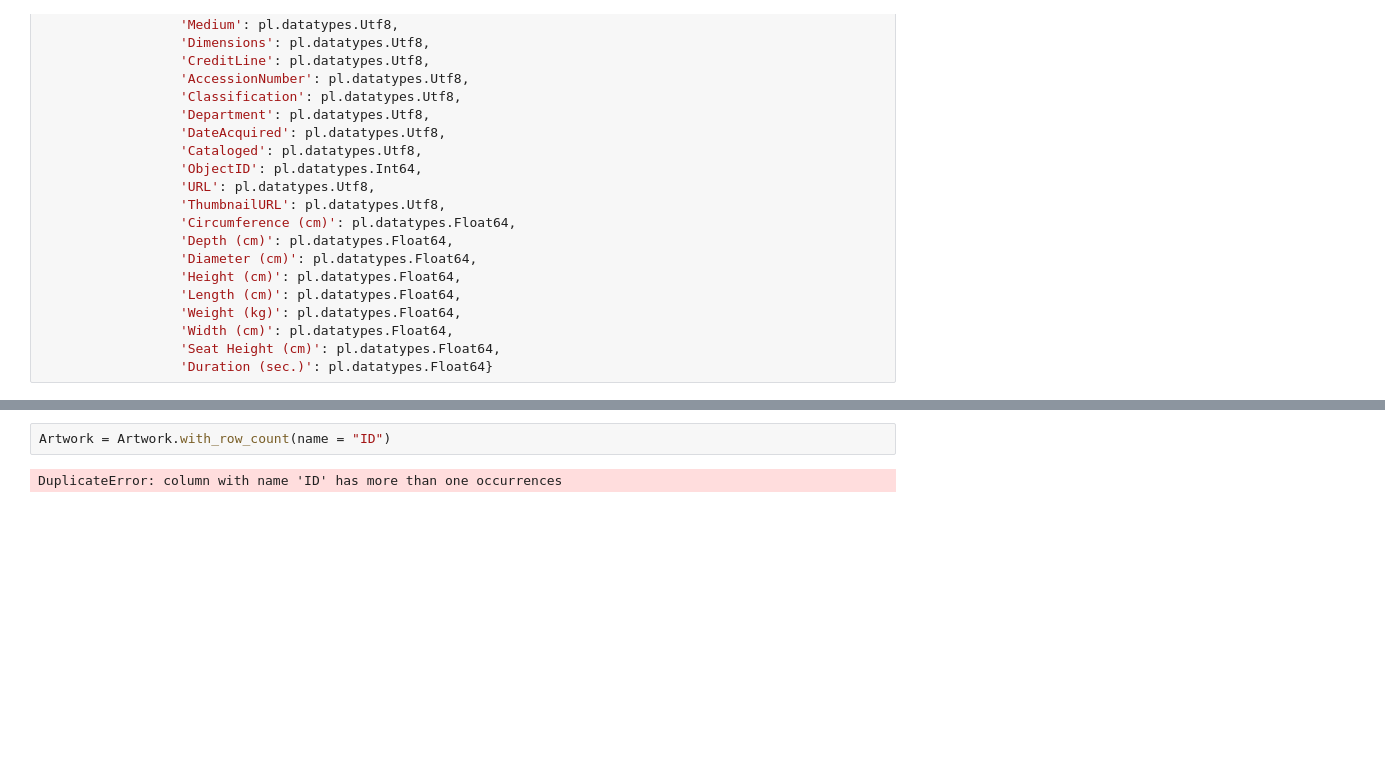
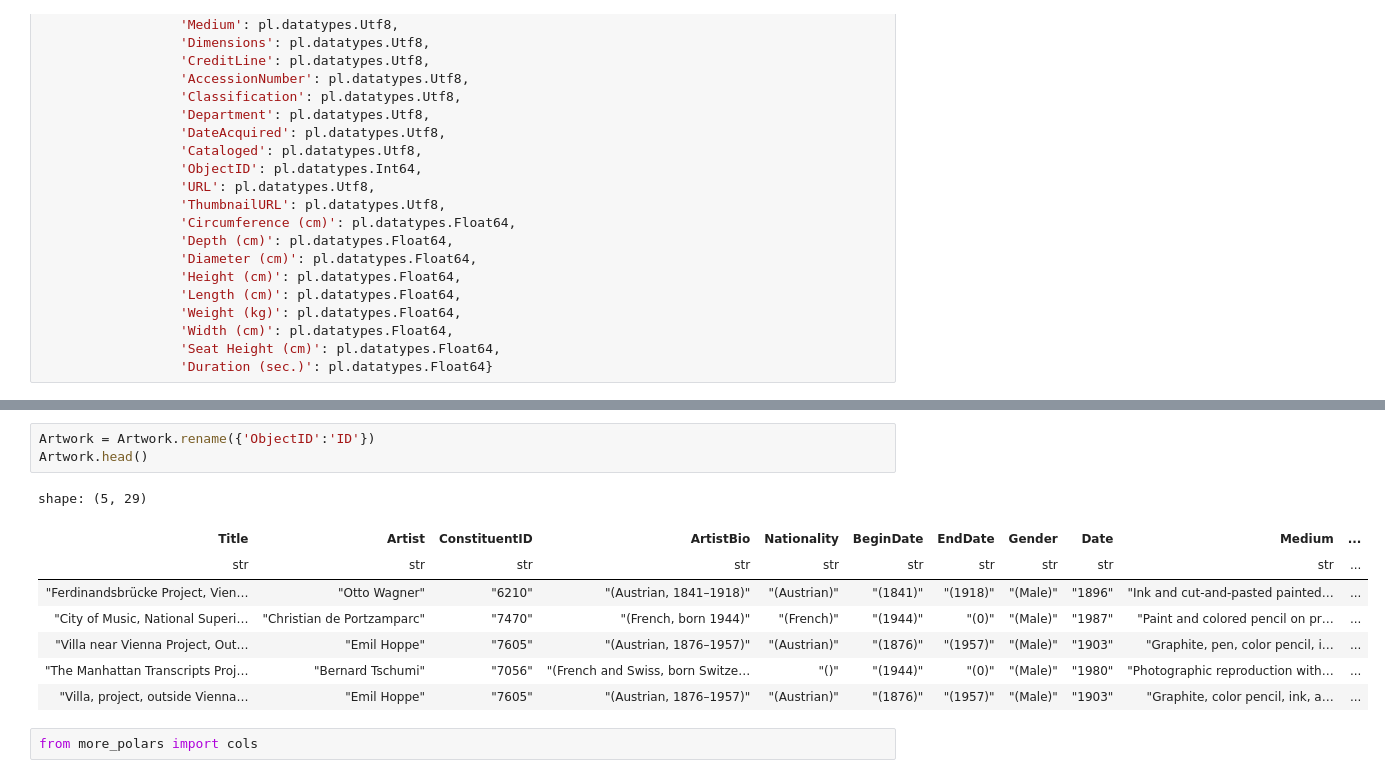
Before and after one commit to abbyrsmith2002/dsci_325_module_7_more_data_management_in_python, a Jupyter notebook: 7_2_stack_and_unstack_with_polars.ipynb, the cells around one changed output, grey strips where cells are left out. Drawn from its saved outputs; the diff is of its cells as text; blank space fills up the shorter version.

```diff
--- a/7_2_stack_and_unstack_with_polars.ipynb
+++ b/7_2_stack_and_unstack_with_polars.ipynb
@@ -343,4 +352,14 @@ NameError: name 'artwork_dtypes' is not defined
 # %%
-Artwork = Artwork.with_row_count(name = "ID")
+Artwork = Artwork.rename({'ObjectID':'ID'})
+Artwork.head()
 # %% [output]
-DuplicateError: column with name 'ID' has more than one occurrences
+shape: (5, 29)
+| Title | Artist | ConstituentID | ArtistBio | Nationality | BeginDate | EndDate | Gender | Date | Medium | ... |
+| str | str | str | str | str | str | str | str | str | str | ... |
+| "Ferdinandsbrücke Project, Vien… | "Otto Wagner" | "6210" | "(Austrian, 1841–1918)" | "(Austrian)" | "(1841)" | "(1918)" | "(Male)" | "1896" | "Ink and cut-and-pasted painted… | ... |
+| "City of Music, National Superi… | "Christian de Portzamparc" | "7470" | "(French, born 1944)" | "(French)" | "(1944)" | "(0)" | "(Male)" | "1987" | "Paint and colored pencil on pr… | ... |
+| "Villa near Vienna Project, Out… | "Emil Hoppe" | "7605" | "(Austrian, 1876–1957)" | "(Austrian)" | "(1876)" | "(1957)" | "(Male)" | "1903" | "Graphite, pen, color pencil, i… | ... |
+| "The Manhattan Transcripts Proj… | "Bernard Tschumi" | "7056" | "(French and Swiss, born Switze… | "()" | "(1944)" | "(0)" | "(Male)" | "1980" | "Photographic reproduction with… | ... |
+| "Villa, project, outside Vienna… | "Emil Hoppe" | "7605" | "(Austrian, 1876–1957)" | "(Austrian)" | "(1876)" | "(1957)" | "(Male)" | "1903" | "Graphite, color pencil, ink, a… | ... |
+# %%
+from more_polars import cols
```
Also changed, not shown: parts of 6 cells of this notebook.
